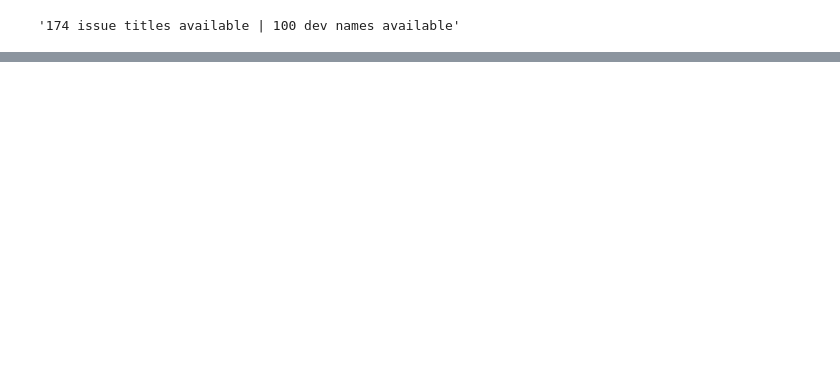
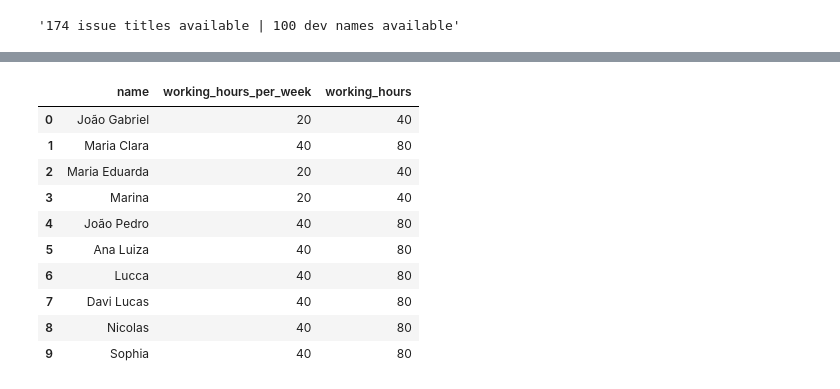
Before and after one commit to rodrigo1808/task_prioritization_optimization, a Jupyter notebook: sprint_priorization_problem_optimization.ipynb, the cells around one changed output, grey strips where cells are left out. Cells and saved outputs as stored; diff of their text form; code cells hidden in the pictures; blank space fills up the shorter version.

```diff
--- a/sprint_priorization_problem_optimization.ipynb
+++ b/sprint_priorization_problem_optimization.ipynb
@@ -217,0 +247,14 @@ Optimal value (sum of prioritized tasks criticalities) = 119.0
+# %%
+random_devs
+# %% [output]
+|  | name | working_hours_per_week | working_hours |
+| 0 | João Gabriel | 20 | 40 |
+| 1 | Maria Clara | 40 | 80 |
+| 2 | Maria Eduarda | 20 | 40 |
+| 3 | Marina | 20 | 40 |
+| 4 | João Pedro | 40 | 80 |
+| 5 | Ana Luiza | 40 | 80 |
+| 6 | Lucca | 40 | 80 |
+| 7 | Davi Lucas | 40 | 80 |
+| 8 | Nicolas | 40 | 80 |
+| 9 | Sophia | 40 | 80 |
```
Also changed, not shown: parts of 12 cells of this notebook.
